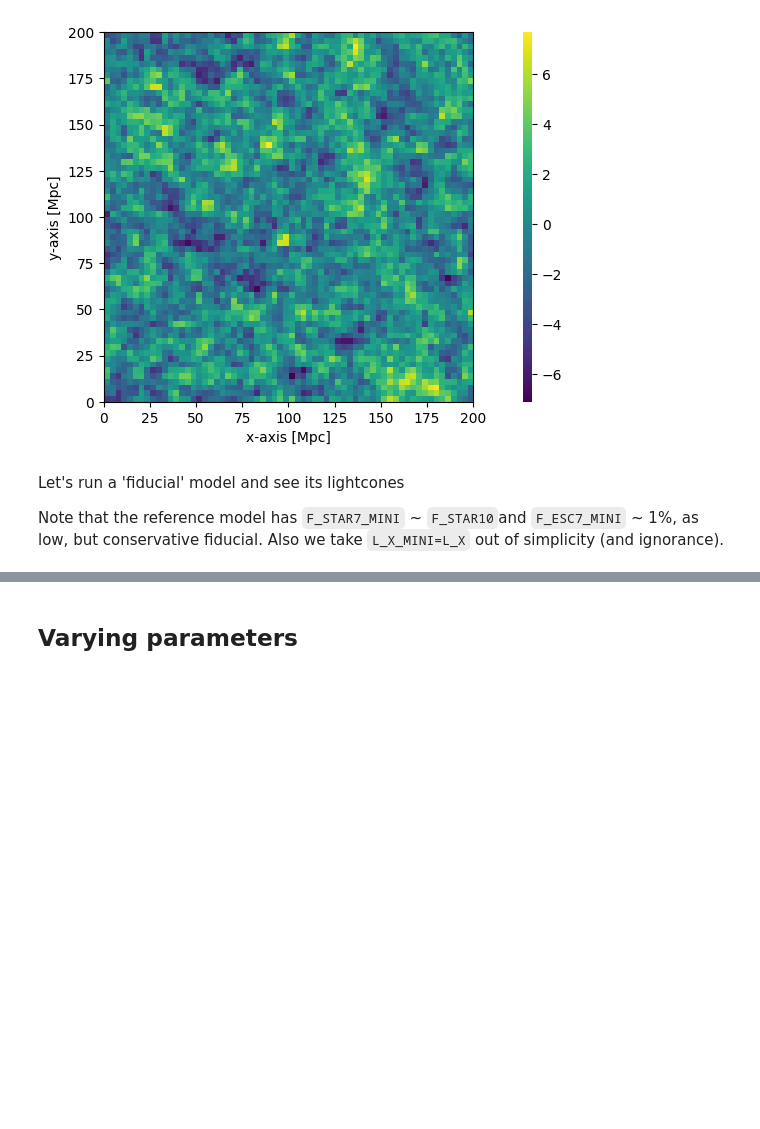
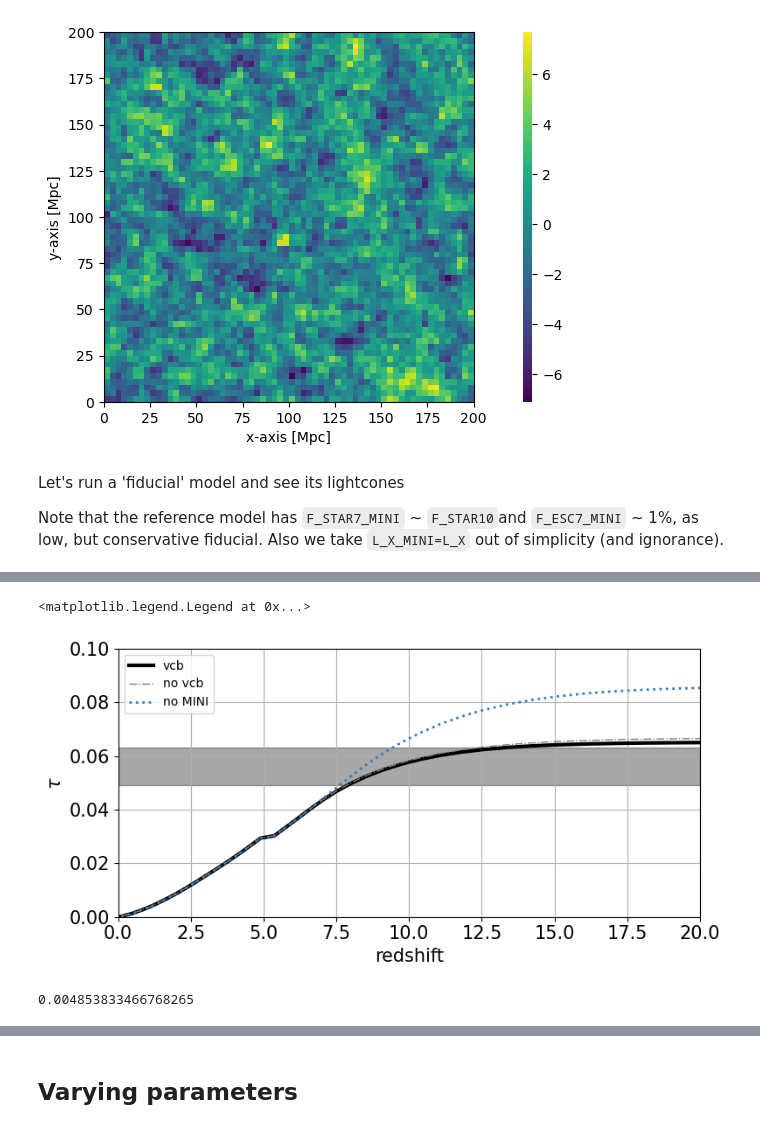
Before and after one commit to 21cmfast/21cmFAST, a Jupyter notebook: docs/tutorials/relative_velocities.ipynb, the cells around one changed output, grey strips where cells are left out. Cells and saved outputs as stored; diff of their text form; code cells hidden in the pictures; blank space fills up the shorter version.

```diff
--- a/docs/tutorials/relative_velocities.ipynb
+++ b/docs/tutorials/relative_velocities.ipynb
@@ -230,29 +251,34 @@ for il, lightcone in enumerate(
 ):
     z_e = np.array([])
     tau_e = np.array([])
-    for i in range(len(lightcone.node_redshifts) - 1):
+
+    for i in range(len(lightcone.inputs["node_redshifts"]) - 1):
         tauz = p21c.compute_tau(
-            redshifts=lightcone.node_redshifts[-1 : -2 - i : -1],
-            global_xHI=lightcone.global_xHI[-1 : -2 - i : -1],
+            redshifts=lightcone.inputs["node_redshifts"][-1 : -2 - i : -1],
+            global_xHI=lightcone.global_quantities["neutral_fraction"][-1 : -2 - i : -1],
+            inputs=lightcone.inputs
         )
         tau_e = np.append(tau_e, tauz)
-        z_e = np.append(z_e, lightcone.node_redshifts[-2 - i])
+        z_e = np.append(z_e, lightcone.inputs["node_redshifts"][-2 - i])
 
     # add lower zs where we manually set xH=1
-    zlow = np.linspace(lightcone.node_redshifts[-1] - 0.1, 0.1, 14)
+    zlow = np.linspace(lightcone.inputs["node_redshifts"][-1] - 0.1, 0.1, 14)
     for zl in zlow:
         tauz = p21c.compute_tau(
-            redshifts=np.array([zl]), global_xHI=np.array([lightcone.global_xHI[-1]])
+            redshifts=np.array([zl]), global_xHI=np.array([lightcone.global_quantities["neutral_fraction"][-1]]), inputs=lightcone.inputs
         )
         tau_e = np.append([tauz], tau_e)
         z_e = np.append([zl], z_e)
 
     if il == 0:
         tau_vcb = tau_e
+        z_vcb = z_e
     elif il == 1:
         tau_novcb = tau_e
+        z_novcb = z_e
     else:
         tau_NOMINI = tau_e
+        z_NOMINI = z_e
 
 
 linestyles = ["-", "-.", ":"]
@@ -262,48 +288,55 @@ lws = [3, 1, 2]
 fig, axs = plt.subplots(1, 1, sharex=True, figsize=(8, 4))
 
 kk = 0
+
 axs.plot(
-    z_e, tau_vcb, label="vcb", color=colors[kk], linestyle=linestyles[kk], lw=lws[kk]
+    z_vcb, tau_vcb, label="vcb", color=colors[kk], linestyle=linestyles[kk], lw=lws[kk]
 )
 kk = 1
 axs.plot(
-    z_e,
+    z_novcb,
     tau_novcb,
     label="no vcb",
     color=colors[kk],
     linestyle=linestyles[kk],
     lw=lws[kk],
 )
 kk = 2
 axs.plot(
-    z_e,
+    z_NOMINI,
     tau_NOMINI,
     label="no MINI",
     color=colors[kk],
     linestyle=linestyles[kk],
     lw=lws[kk],
 )
 
 axs.set_ylim(0.0, 0.1)
 axs.set_xlabel("redshift", fontsize=15)
 axs.xaxis.set_tick_params(labelsize=15)
 
 axs.set_xlim(0.0, 20.0)
 axs.set_ylabel("$\\tau$", fontsize=15)
 axs.yaxis.set_tick_params(labelsize=15)
 
 plt.tight_layout()
 fig.subplots_adjust(hspace=0.0, wspace=0.0)
 
 tauPmin = 0.0561 - 0.0071
 tauPmax = 0.0561 + 0.0071
 axs.axhspan(tauPmin, tauPmax, alpha=0.34, color="black")
 axs.grid()
+axs.legend()
 
 # Planck2020: tau=0.0561±0.0071
+# %% [output]
+<matplotlib.legend.Legend at 0x...>
+[figure, added]
 # %%
 # check that the tau z=15-30 is below 0.02 as Planck requires
-tau_vcb[-1] - tau_vcb[55]
+tau_vcb[37] - tau_vcb[25]
+# %% [output]
+0.004853833466768265
 # %%
 linestyles = ["-", "-.", ":"]
 colors = ["black", "gray", "#377eb8"]
```
Also changed, not shown: parts of 20 cells of this notebook, 1 other file.
